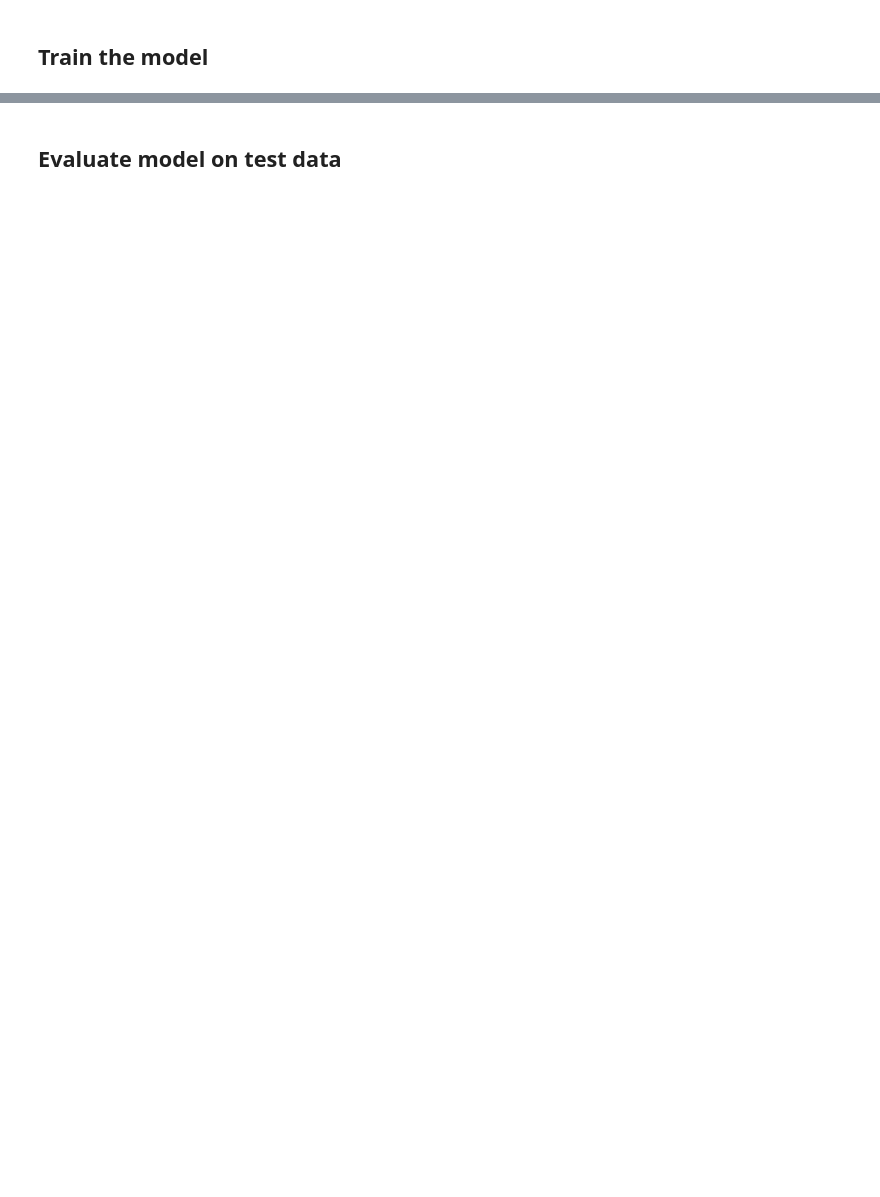
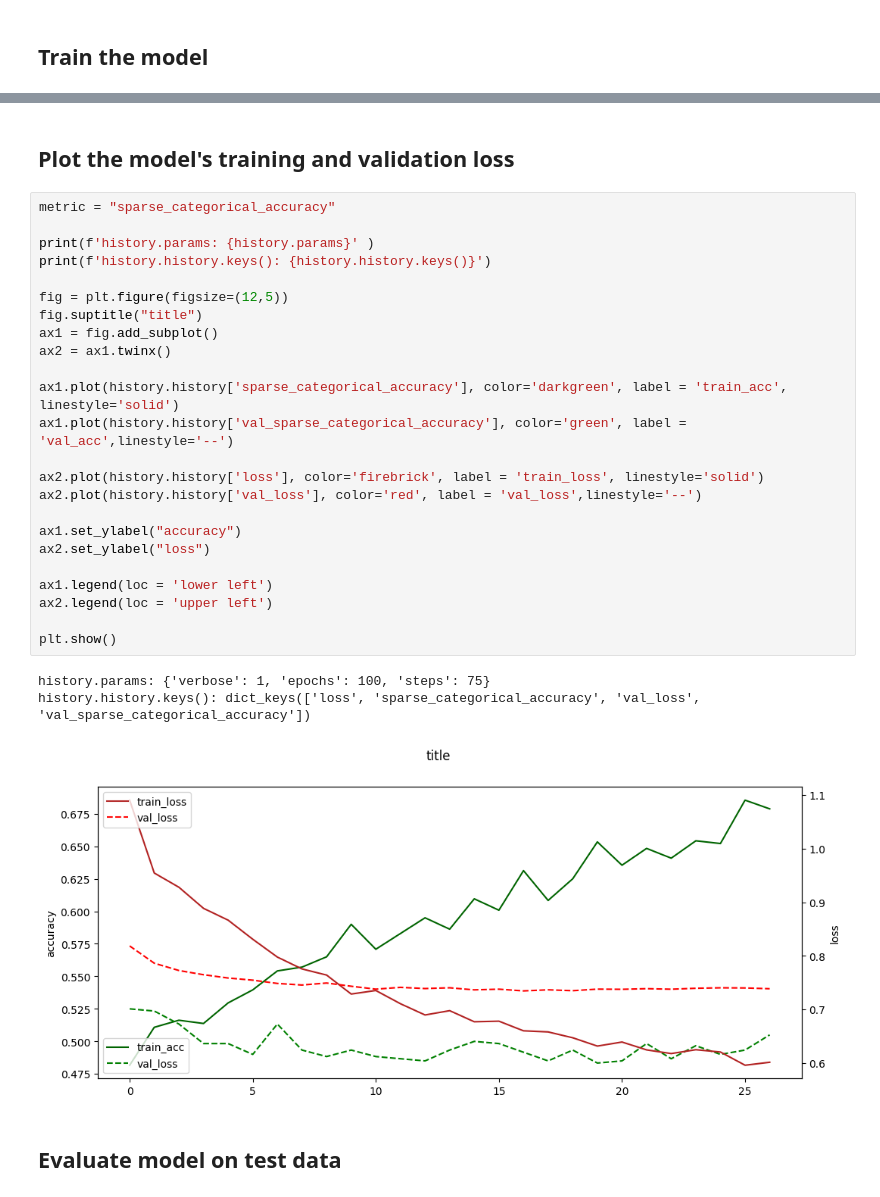
Before and after one commit to mxochicale/sentient, a Jupyter notebook: scripts/models/transformer-model/timeseries_transformer_classification.ipynb, the cells around one changed output, grey strips where cells are left out. Drawn from its saved outputs; the diff is of its cells as text; blank space fills up the shorter version.

```diff
--- a/scripts/models/transformer-model/timeseries_transformer_classification.ipynb
+++ b/scripts/models/transformer-model/timeseries_transformer_classification.ipynb
@@ -288,3 +324,33 @@ Epoch 100/100
+# %% [markdown]
+## Plot the model's training and validation loss
+# %%
+metric = "sparse_categorical_accuracy"
+
+print(f'history.params: {history.params}' )
+print(f'history.history.keys(): {history.history.keys()}')
+
+fig = plt.figure(figsize=(12,5))
+fig.suptitle("title")
+ax1 = fig.add_subplot()
+ax2 = ax1.twinx()
+
+ax1.plot(history.history['sparse_categorical_accuracy'], color='darkgreen', label = 'train_acc', linestyle='solid')
+ax1.plot(history.history['val_sparse_categorical_accuracy'], color='green', label = 'val_acc',linestyle='--')
+
+ax2.plot(history.history['loss'], color='firebrick', label = 'train_loss', linestyle='solid')
+ax2.plot(history.history['val_loss'], color='red', label = 'val_loss',linestyle='--')
+
+ax1.set_ylabel("accuracy")
+ax2.set_ylabel("loss")
+
+ax1.legend(loc = 'lower left')
+ax2.legend(loc = 'upper left')
+
+plt.show()
+# %% [output]
+history.params: {'verbose': 1, 'epochs': 100, 'steps': 75}
+history.history.keys(): dict_keys(['loss', 'sparse_categorical_accuracy', 'val_loss', 'val_sparse_categorical_accuracy'])
+[figure, added]
 # %% [markdown]
 ## Evaluate model on test data
 # %%
```
Also changed, not shown: parts of 15 cells of this notebook, 3 other files.
